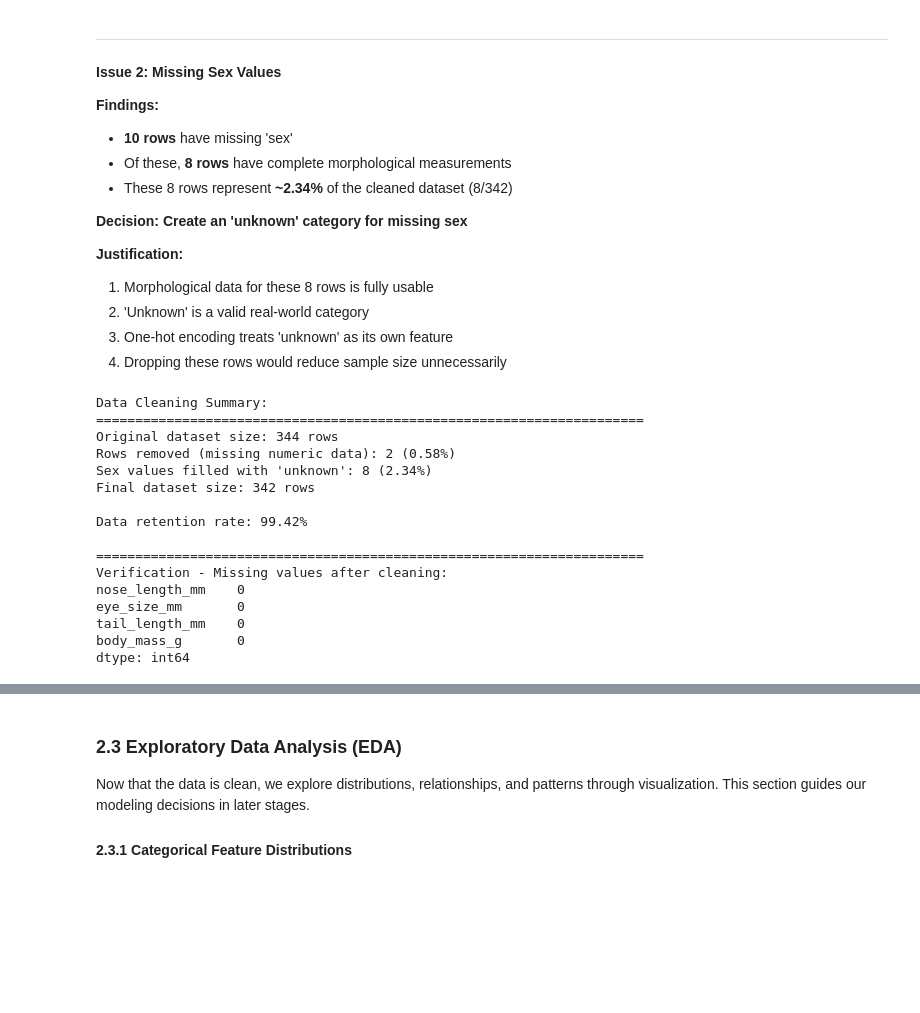
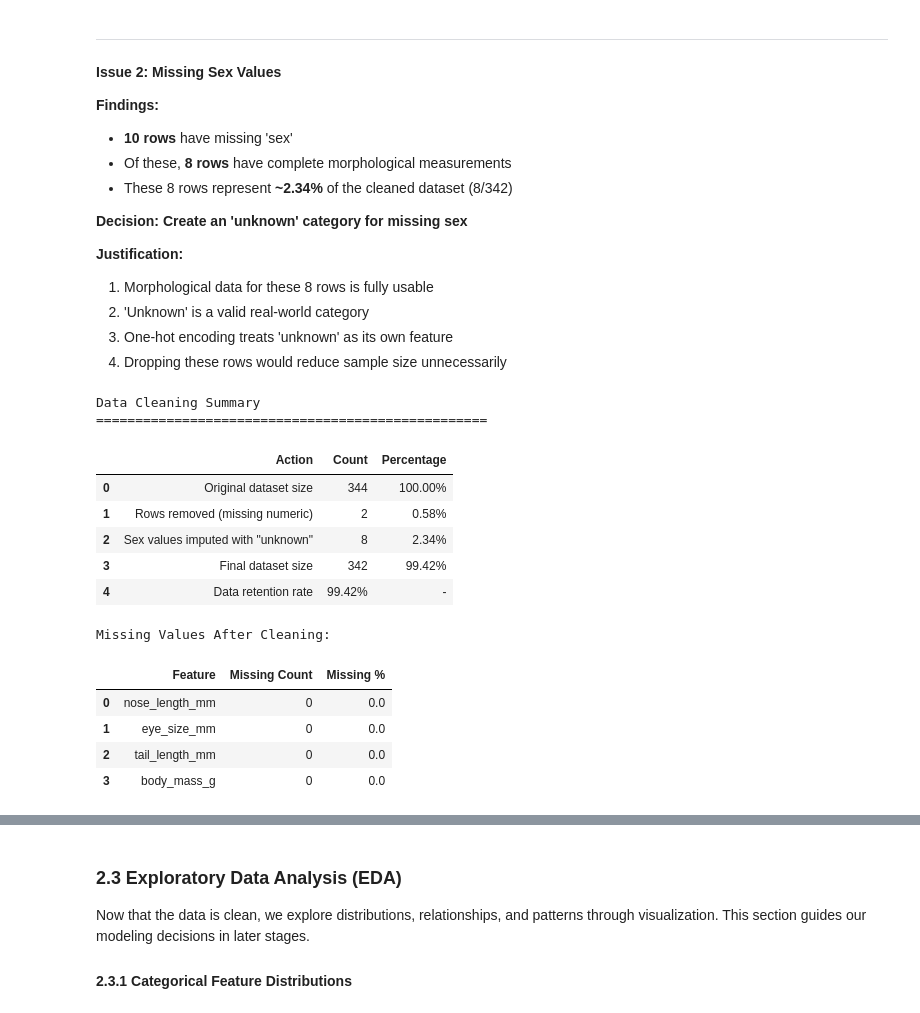
Before and after one commit to naykakashima/haggis-ml-analysis, a Jupyter notebook: scottish-haggis-analysis.ipynb, the cells around one changed output, grey strips where cells are left out. Drawn from its saved outputs; the diff is of its cells as text; code cells hidden in the pictures; blank space fills up the shorter version.

```diff
--- a/scottish-haggis-analysis.ipynb
+++ b/scottish-haggis-analysis.ipynb
@@ -386,44 +429,67 @@ Rows with only 'sex' missing: 8
 # %%
 # Store original dataset size
 original_size = len(haggis_df)
 
 # Remove rows with missing numeric features
 haggis_clean = haggis_df.dropna(subset=numeric_features).copy()
 rows_removed_numeric = original_size - len(haggis_clean)
 
 # Fill missing sex values with 'unknown'
 sex_missing_count = haggis_clean['sex'].isnull().sum()
 haggis_clean['sex'] = haggis_clean['sex'].fillna('unknown')
 
 # Summary of cleaning actions
-print("Data Cleaning Summary:")
-print("="*70)
-print(f"Original dataset size: {original_size} rows")
-print(f"Rows removed (missing numeric data): {rows_removed_numeric} ({rows_removed_numeric/original_size*100:.2f}%)")
-print(f"Sex values filled with 'unknown': {sex_missing_count} ({sex_missing_count/len(haggis_clean)*100:.2f}%)")
-print(f"Final dataset size: {len(haggis_clean)} rows")
-print(f"\nData retention rate: {len(haggis_clean)/original_size*100:.2f}%")
+print("Data Cleaning Summary")
+print("=" * 50)
 
-# Verify no missing values remain in numeric features
-print("\n" + "="*70)
-print("Verification - Missing values after cleaning:")
-print(haggis_clean[numeric_features].isnull().sum())
+cleaning_summary = pd.DataFrame({
+    'Action': [
+        'Original dataset size',
+        'Rows removed (missing numeric)',
+        'Sex values imputed with "unknown"',
+        'Final dataset size',
+        'Data retention rate'
+    ],
+    'Count': [
+        original_size,
+        rows_removed_numeric,
+        sex_missing_count,
+        len(haggis_clean),
+        f"{len(haggis_clean)/original_size*100:.2f}%"
+    ],
+    'Percentage': [
+        '100.00%',
+        f"{rows_removed_numeric/original_size*100:.2f}%",
+        f"{sex_missing_count/len(haggis_clean)*100:.2f}%" if len(haggis_clean) > 0 else '0.00%',
+        f"{len(haggis_clean)/original_size*100:.2f}%",
+        '-'
+    ]
+})
+
+display(cleaning_summary)
+
+# Verification table
+print("\nMissing Values After Cleaning:")
+missing_after = pd.DataFrame({
+    'Feature': numeric_features,
+    'Missing Count': haggis_clean[numeric_features].isnull().sum().values,
+    'Missing %': (haggis_clean[numeric_features].isnull().sum() / len(haggis_clean) * 100).round(2).values
+})
+display(missing_after)
 # %% [output]
-Data Cleaning Summary:
-======================================================================
-Original dataset size: 344 rows
-Rows removed (missing numeric data): 2 (0.58%)
-Sex values filled with 'unknown': 8 (2.34%)
-Final dataset size: 342 rows
-
-Data retention rate: 99.42%
-
-======================================================================
-Verification - Missing values after cleaning:
-nose_length_mm    0
-eye_size_mm       0
-tail_length_mm    0
-body_mass_g       0
-dtype: int64
+Data Cleaning Summary
+==================================================
+|  | Action | Count | Percentage |
+| 0 | Original dataset size | 344 | 100.00% |
+| 1 | Rows removed (missing numeric) | 2 | 0.58% |
+| 2 | Sex values imputed with "unknown" | 8 | 2.34% |
+| 3 | Final dataset size | 342 | 99.42% |
+| 4 | Data retention rate | 99.42% | - |
+Missing Values After Cleaning:
+|  | Feature | Missing Count | Missing % |
+| 0 | nose_length_mm | 0 | 0.0 |
+| 1 | eye_size_mm | 0 | 0.0 |
+| 2 | tail_length_mm | 0 | 0.0 |
+| 3 | body_mass_g | 0 | 0.0 |
 # %%
 # Fix data quality issue: "green" sex value
```
Also changed, not shown: parts of 7 cells of this notebook.
